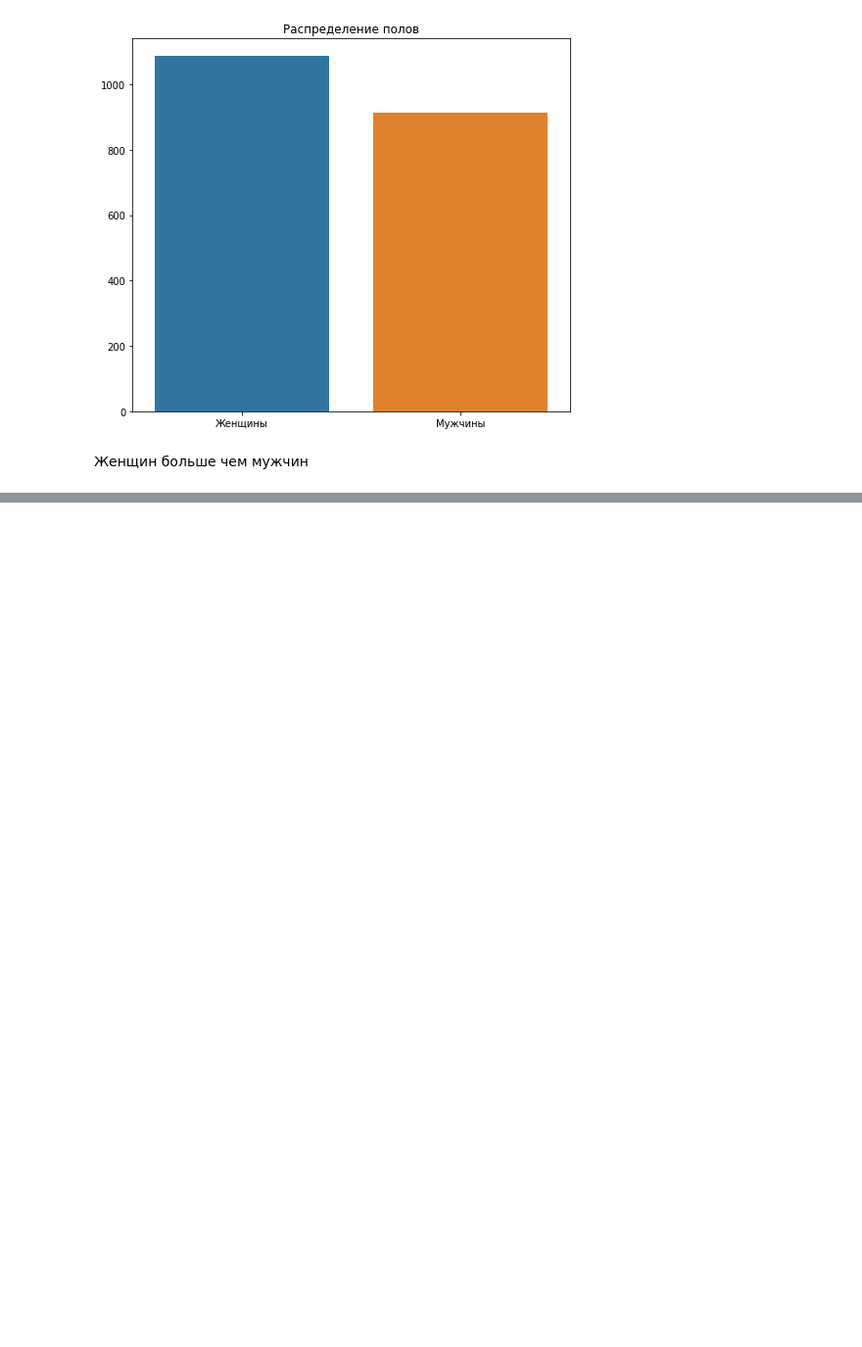
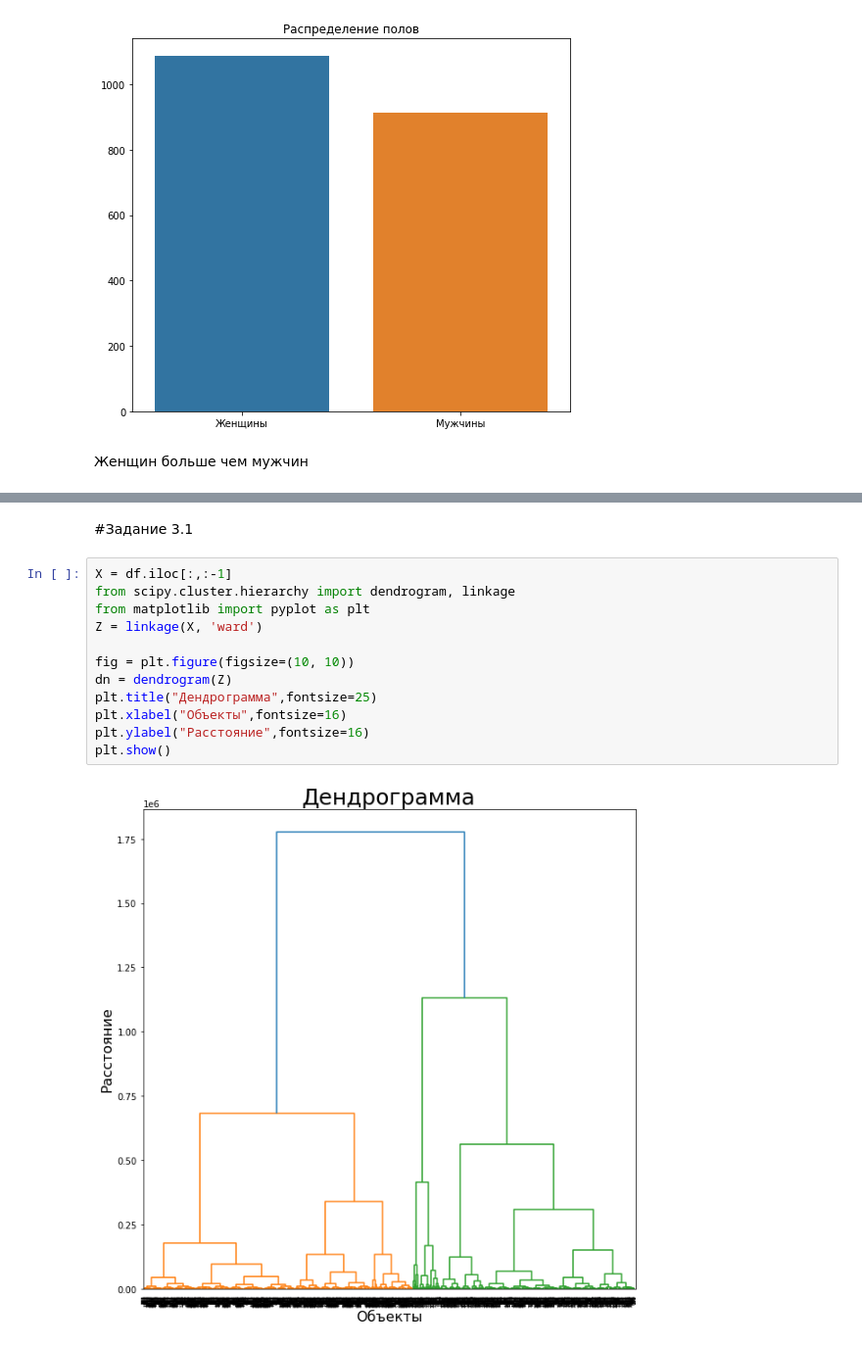
Before and after one commit to Adelaaas/Data_science_basic_22-23_2, a Jupyter notebook: home_work_clustering/Ivliev_Stepan.ipynb, the cells around one changed output, grey strips where cells are left out. Shown at 98% size. Drawn from its saved outputs; the diff is of its cells as text; blank space fills up the shorter version.

```diff
--- a/home_work_clustering/Ivliev_Stepan.ipynb
+++ b/home_work_clustering/Ivliev_Stepan.ipynb
@@ -112,0 +174,16 @@ plt.show()
+# %% [markdown]
+#Задание 3.1
+# %%
+X = df.iloc[:,:-1]
+from scipy.cluster.hierarchy import dendrogram, linkage
+from matplotlib import pyplot as plt
+Z = linkage(X, 'ward')
+
+fig = plt.figure(figsize=(10, 10))
+dn = dendrogram(Z)
+plt.title("Дендрограмма",fontsize=25)
+plt.xlabel("Объекты",fontsize=16)
+plt.ylabel("Расстояние",fontsize=16)
+plt.show()
+# %% [output]
+[figure, added]
```
Also changed, not shown: parts of 12 cells of this notebook.
